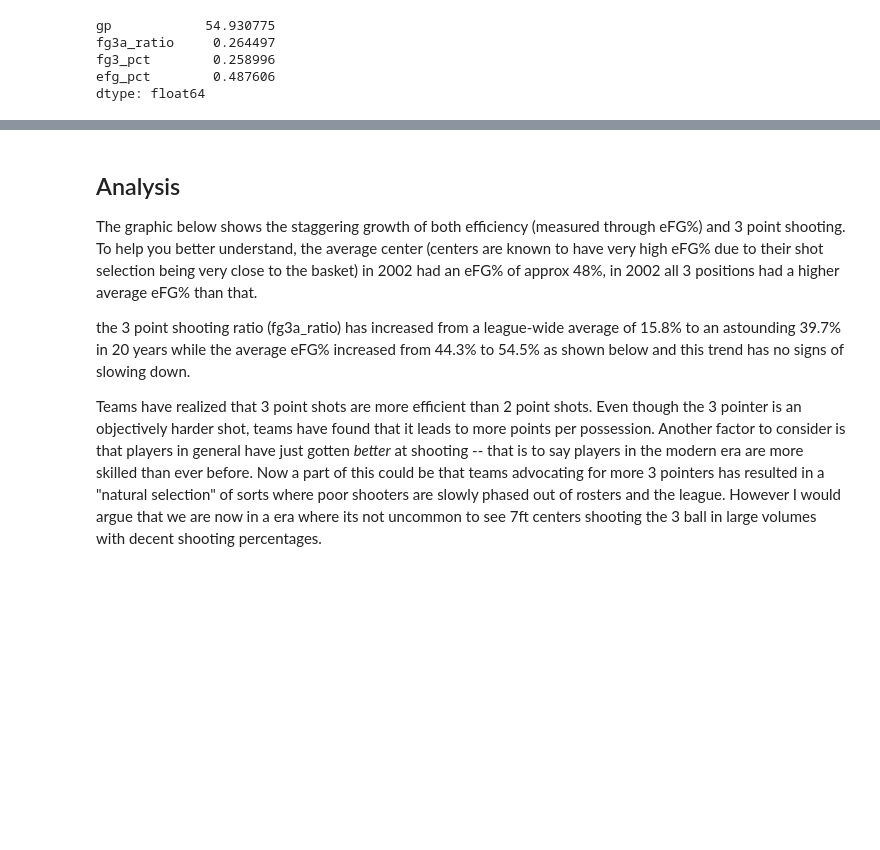
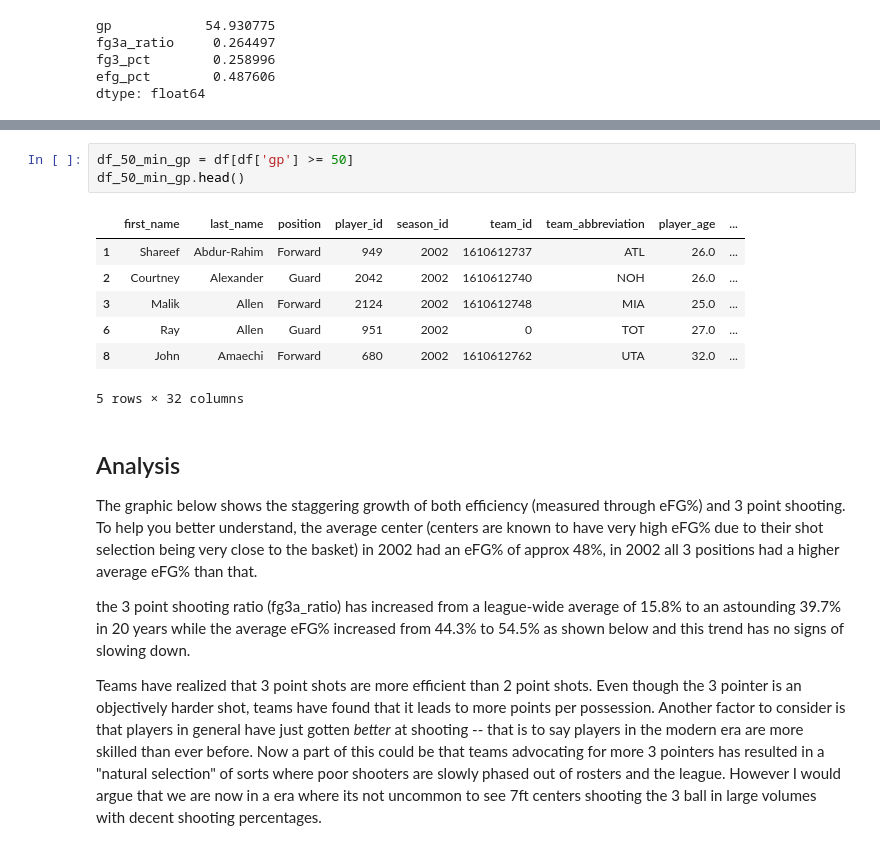
Before and after one commit to JordanChen98/evolution_of_nba, a Jupyter notebook: evolution_of_nba_project.ipynb, the cells around one changed output, grey strips where cells are left out. Cells and saved outputs as stored; diff of their text form; blank space fills up the shorter version.

```diff
--- a/evolution_of_nba_project.ipynb
+++ b/evolution_of_nba_project.ipynb
@@ -398,3 +378,14 @@ df_50_min_gp.describe()
+# %%
+df_50_min_gp = df[df['gp'] >= 50]
+df_50_min_gp.head()
+# %% [output]
+|  | first_name | last_name | position | player_id | season_id | team_id | team_abbreviation | player_age | ... |
+| 1 | Shareef | Abdur-Rahim | Forward | 949 | 2002 | 1610612737 | ATL | 26.0 | ... |
+| 2 | Courtney | Alexander | Guard | 2042 | 2002 | 1610612740 | NOH | 26.0 | ... |
+| 3 | Malik | Allen | Forward | 2124 | 2002 | 1610612748 | MIA | 25.0 | ... |
+| 6 | Ray | Allen | Guard | 951 | 2002 | 0 | TOT | 27.0 | ... |
+| 8 | John | Amaechi | Forward | 680 | 2002 | 1610612762 | UTA | 32.0 | ... |
+5 rows × 32 columns
 # %% [markdown]
 ## Analysis
 The graphic below shows the staggering growth of both efficiency (measured through eFG%) and 3 point shooting.
```
Also changed, not shown: parts of 7 cells of this notebook.
